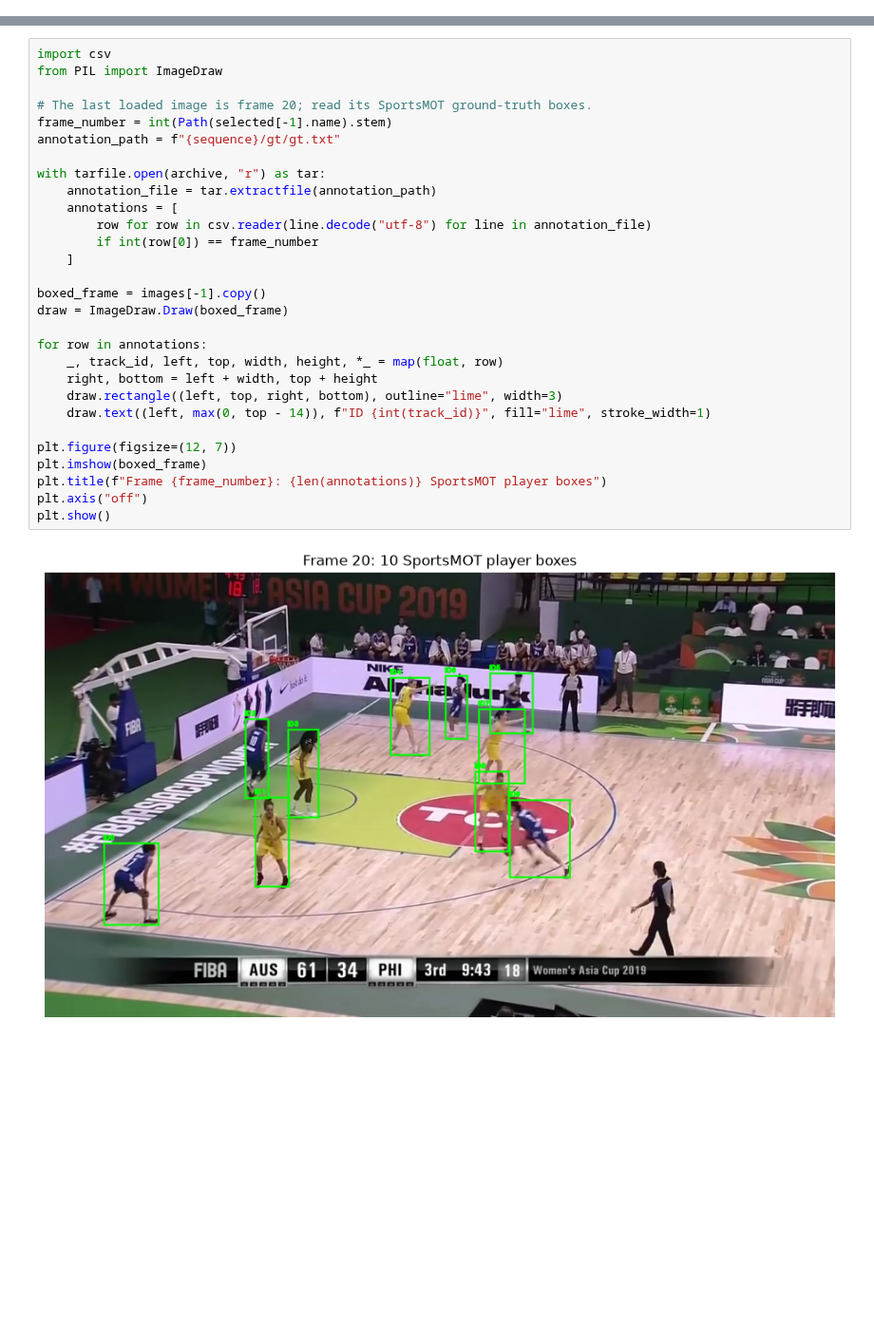
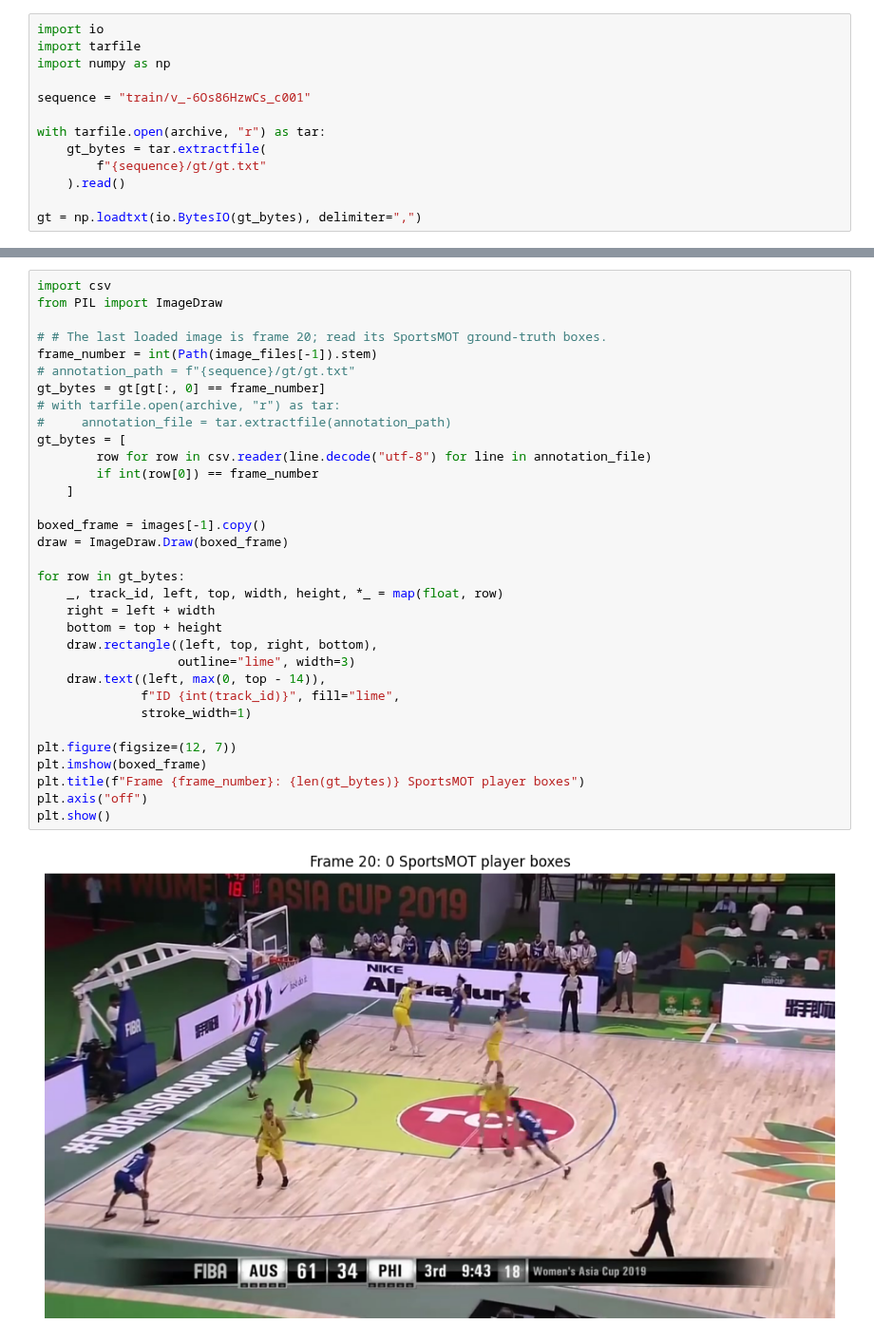
Before and after one commit to Yimo-Liu-13196/DSI-NVIDIA-Basketball-Shot-Analysis-Project, a Jupyter notebook: notebooks/player_bounding.ipynb, the cells around one changed output, grey strips where cells are left out. Shown at 95% size. Cells and saved outputs as stored; diff of their text form; blank space fills up the shorter version.

Commit message:
Update data loading and player detection notebooks

```diff
--- a/notebooks/player_bounding.ipynb
+++ b/notebooks/player_bounding.ipynb
@@ -53,0 +67,13 @@ work here
+# %%
+import io
+import tarfile
+import numpy as np
+
+sequence = "train/v_-6Os86HzwCs_c001"
+
+with tarfile.open(archive, "r") as tar:
+    gt_bytes = tar.extractfile(
+        f"{sequence}/gt/gt.txt"
+    ).read()
+
+gt = np.loadtxt(io.BytesIO(gt_bytes), delimiter=",")
@@ -54,31 +142,35 @@ work here
 # %%
 import csv
 from PIL import ImageDraw
 
-# The last loaded image is frame 20; read its SportsMOT ground-truth boxes.
-frame_number = int(Path(selected[-1].name).stem)
-annotation_path = f"{sequence}/gt/gt.txt"
-
-with tarfile.open(archive, "r") as tar:
-    annotation_file = tar.extractfile(annotation_path)
-    annotations = [
+# # The last loaded image is frame 20; read its SportsMOT ground-truth boxes.
+frame_number = int(Path(image_files[-1]).stem)
+# annotation_path = f"{sequence}/gt/gt.txt"
+gt_bytes = gt[gt[:, 0] == frame_number]
+# with tarfile.open(archive, "r") as tar:
+#     annotation_file = tar.extractfile(annotation_path)
+gt_bytes = [
         row for row in csv.reader(line.decode("utf-8") for line in annotation_file)
         if int(row[0]) == frame_number
     ]
 
 boxed_frame = images[-1].copy()
 draw = ImageDraw.Draw(boxed_frame)
 
-for row in annotations:
+for row in gt_bytes:
     _, track_id, left, top, width, height, *_ = map(float, row)
-    right, bottom = left + width, top + height
-    draw.rectangle((left, top, right, bottom), outline="lime", width=3)
-    draw.text((left, max(0, top - 14)), f"ID {int(track_id)}", fill="lime", stroke_width=1)
+    right = left + width
+    bottom = top + height
+    draw.rectangle((left, top, right, bottom),
+                   outline="lime", width=3)
+    draw.text((left, max(0, top - 14)),
+              f"ID {int(track_id)}", fill="lime",
+              stroke_width=1)
 
 plt.figure(figsize=(12, 7))
 plt.imshow(boxed_frame)
-plt.title(f"Frame {frame_number}: {len(annotations)} SportsMOT player boxes")
+plt.title(f"Frame {frame_number}: {len(gt_bytes)} SportsMOT player boxes")
 plt.axis("off")
 plt.show()
 # %% [output]
-[figure, old version]
+[figure, new version]
```
Also changed, not shown: parts of 15 cells of this notebook, 2 other files.
